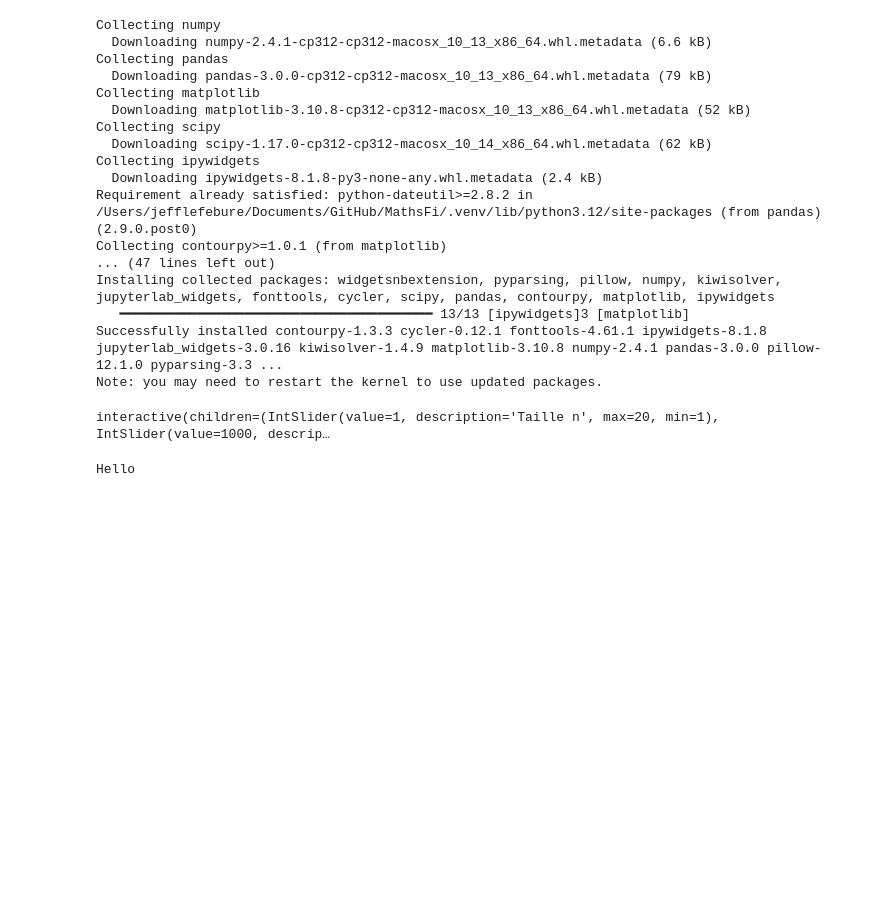
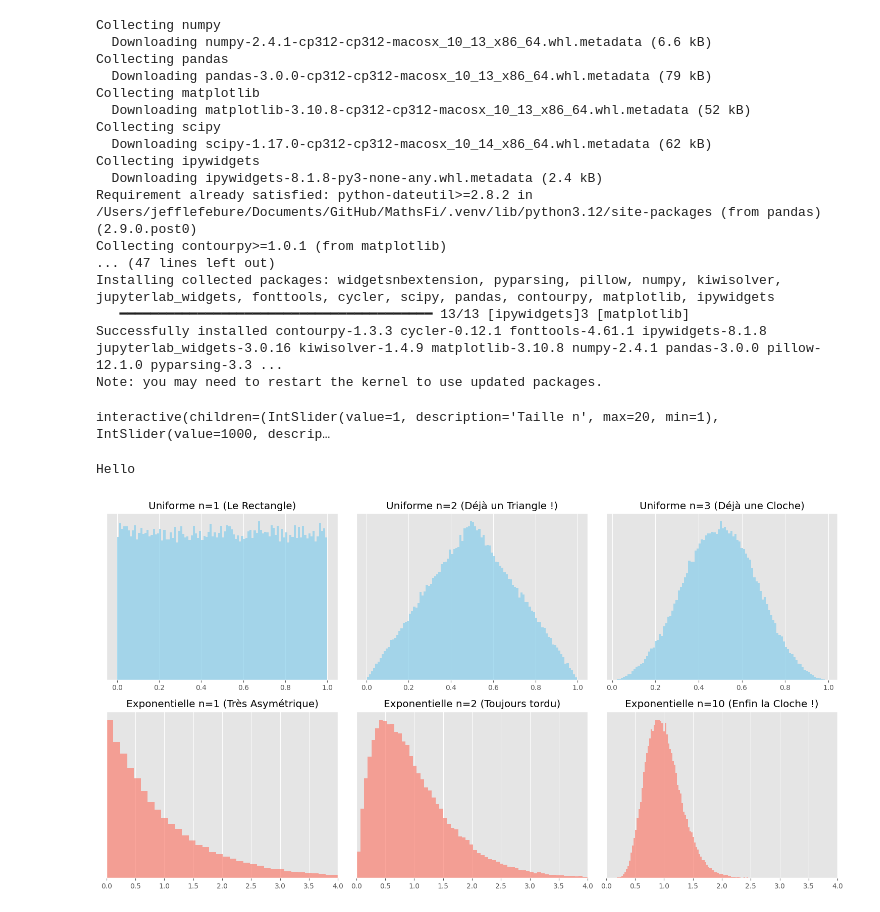
Before and after one commit to jfbl369/MathsFi, a Jupyter notebook: Statistiques/Le Théorème Central Limite (TCL).ipynb, the cells around one changed output. Drawn from its saved outputs; the diff is of its cells as text; code cells hidden in the pictures; blank space fills up the shorter version.

```diff
--- a/Statistiques/Le Théorème Central Limite (TCL).ipynb
+++ b/Statistiques/Le Théorème Central Limite (TCL).ipynb
@@ -140,3 +140,64 @@ interactive(children=(IntSlider(value=1, description='Taille n', max=20, min=1),
 print("Hello")
 # %% [output]
 Hello
+# %%
+import numpy as np
+import matplotlib.pyplot as plt
+
+# Configuration
+n_simulations = 100000
+bins = 100
+
+plt.figure(figsize=(15, 8))
+
+# --- CAS 1 : LOI UNIFORME (Le Sprinteur) ---
+# n = 1 (Rectangle)
+plt.subplot(2, 3, 1)
+data_u1 = np.mean(np.random.uniform(0, 1, (n_simulations, 1)), axis=1)
+plt.hist(data_u1, bins=bins, density=True, color='skyblue', alpha=0.7)
+plt.title("Uniforme n=1 (Le Rectangle)")
+plt.yticks([])
+
+# n = 2 (Le Triangle)
+plt.subplot(2, 3, 2)
+data_u2 = np.mean(np.random.uniform(0, 1, (n_simulations, 2)), axis=1)
+plt.hist(data_u2, bins=bins, density=True, color='skyblue', alpha=0.7)
+plt.title("Uniforme n=2 (Déjà un Triangle !)")
+plt.yticks([])
+
+# n = 3 (Quasi-Gaussienne)
+plt.subplot(2, 3, 3)
+data_u3 = np.mean(np.random.uniform(0, 1, (n_simulations, 3)), axis=1)
+plt.hist(data_u3, bins=bins, density=True, color='skyblue', alpha=0.7)
+plt.title("Uniforme n=3 (Déjà une Cloche)")
+plt.yticks([])
+
+# --- CAS 2 : LOI EXPONENTIELLE (Le Diesel) ---
+# n = 1 (La Rampe)
+plt.subplot(2, 3, 4)
+data_e1 = np.mean(np.random.exponential(1, (n_simulations, 1)), axis=1)
+plt.hist(data_e1, bins=bins, density=True, color='salmon', alpha=0.7)
+plt.title("Exponentielle n=1 (Très Asymétrique)")
+plt.xlim(0, 4)
+plt.yticks([])
+
+# n = 2 (Encore tordu)
+plt.subplot(2, 3, 5)
+data_e2 = np.mean(np.random.exponential(1, (n_simulations, 2)), axis=1)
+plt.hist(data_e2, bins=bins, density=True, color='salmon', alpha=0.7)
+plt.title("Exponentielle n=2 (Toujours tordu)")
+plt.xlim(0, 4)
+plt.yticks([])
+
+# n = 10 (Enfin ça ressemble à quelque chose)
+plt.subplot(2, 3, 6)
+data_e10 = np.mean(np.random.exponential(1, (n_simulations, 10)), axis=1)
+plt.hist(data_e10, bins=bins, density=True, color='salmon', alpha=0.7)
+plt.title("Exponentielle n=10 (Enfin la Cloche !)")
+plt.xlim(0, 4)
+plt.yticks([])
+
+plt.tight_layout()
+plt.savefig('convergence_comparison.png')
+# %% [output]
+[figure, added]
```
